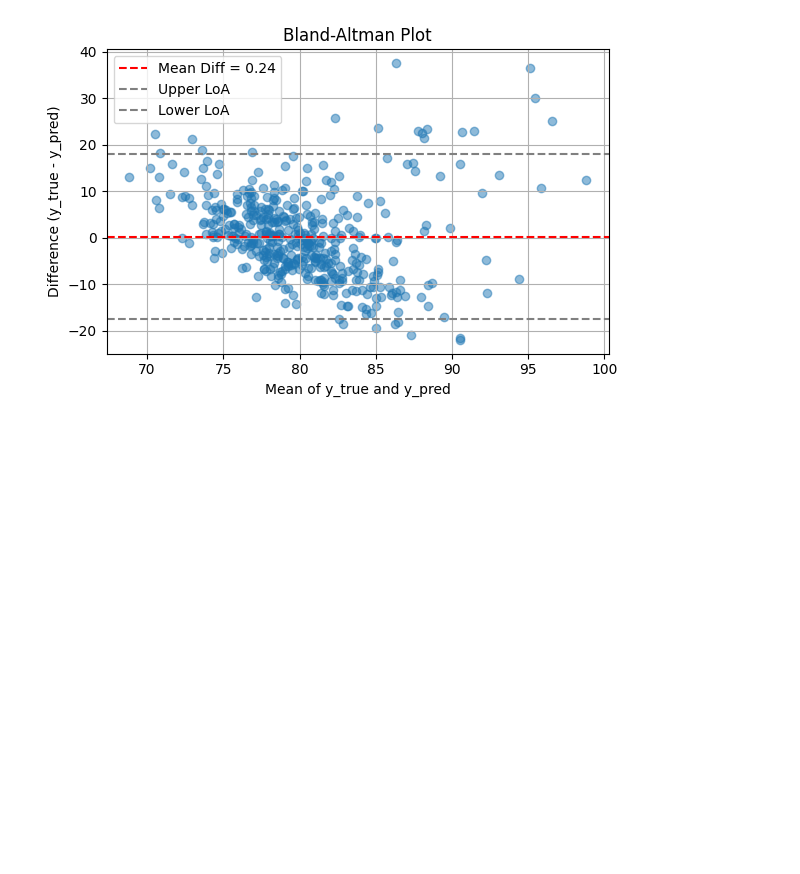
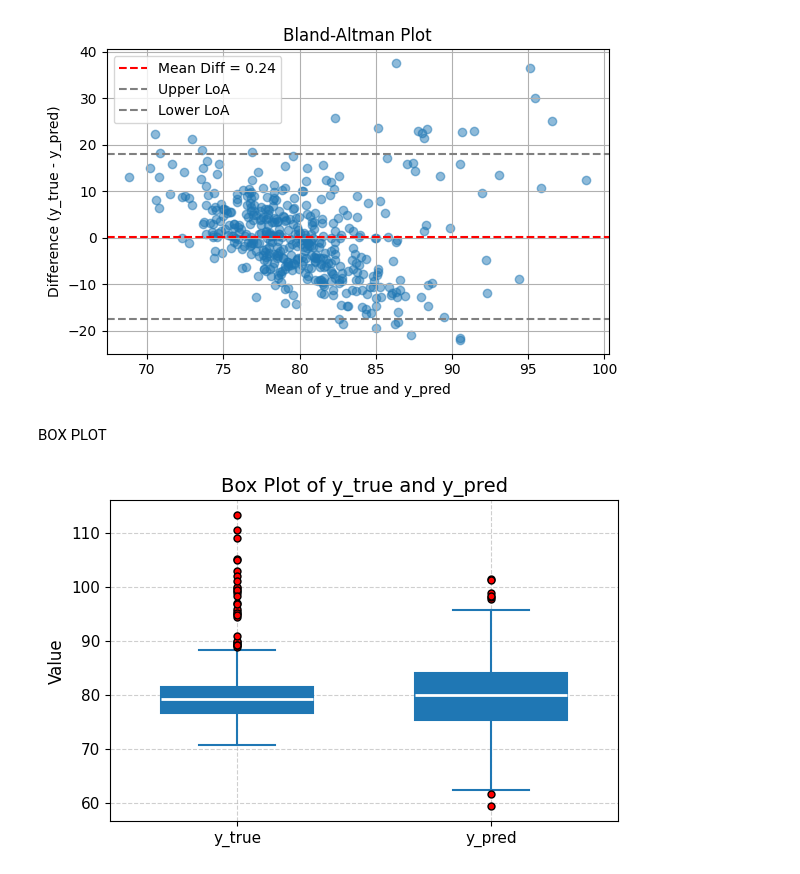
Before and after one commit to Bahey1200022/bcg-project, a Jupyter notebook: final_project.ipynb, the cells around one changed output. Saved outputs shown, nothing was run; the diff lists cells and outputs as text; code cells hidden in the pictures; blank space fills up the shorter version.

```diff
--- a/final_project.ipynb
+++ b/final_project.ipynb
@@ -411,3 +417,29 @@ plt.show()
 # disagreement at high values of y_true and y_pred
 # %% [output]
 [figure]
+# %% [markdown]
+BOX PLOT
+# %%
+
+plt.figure(figsize=(6, 4))
+box = plt.boxplot(
+    [y_true, y_pred],
+    labels=['y_true', 'y_pred'],
+    patch_artist=True,
+    widths=0.6,
+    boxprops=dict(facecolor="#1f77b4", color="#1f77b4", linewidth=1.5),
+    medianprops=dict(color="white", linewidth=2),
+    whiskerprops=dict(color="#1f77b4", linewidth=1.5),
+    capprops=dict(color="#1f77b4", linewidth=1.5),
+    flierprops=dict(markerfacecolor="red", marker='o', markersize=5, linestyle='none')
+)
+
+plt.title("Box Plot of y_true and y_pred", fontsize=14)
+plt.ylabel("Value", fontsize=12)
+plt.grid(True, linestyle='--', alpha=0.6)
+plt.xticks(fontsize=11)
+plt.yticks(fontsize=11)
+plt.tight_layout()
+plt.show()
+# %% [output]
+[figure, added]
```
Also changed, not shown: parts of 3 cells of this notebook.
